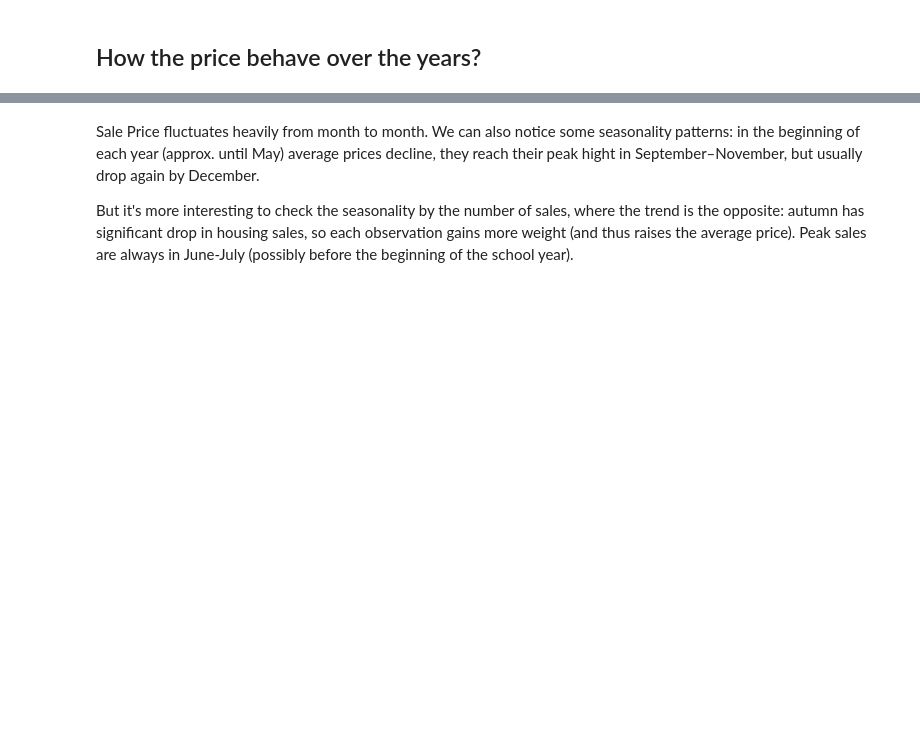
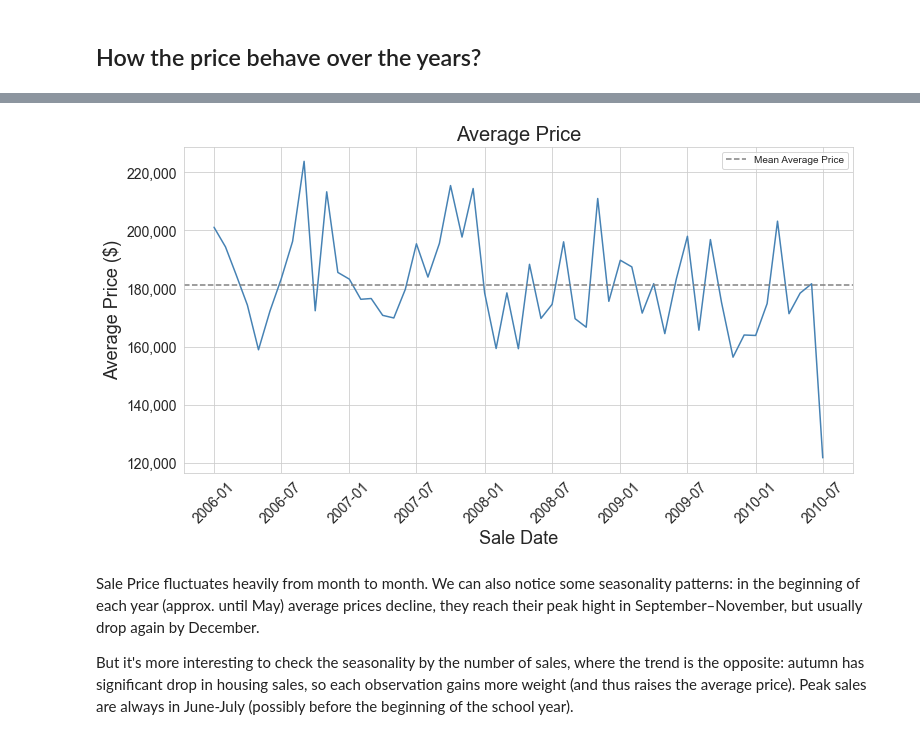
Before and after one commit to anidima/YData_Kaggle_Comp, a Jupyter notebook: lera_EDA.ipynb, the cells around one changed output, grey strips where cells are left out. Saved outputs shown, nothing was run; the diff lists cells and outputs as text; code cells hidden in the pictures; blank space fills up the shorter version.

```diff
--- a/lera_EDA.ipynb
+++ b/lera_EDA.ipynb
@@ -157,3 +152,20 @@ fig.show()
+# %%
+sns.set_style("whitegrid")
+
+plt.figure(figsize=(12, 6))
+sns.lineplot(data=month_price, x=month_price.index, y='AvgPrice', color='steelblue')
+plt.axhline(y=month_price['AvgPrice'].mean(), linestyle='--', color='grey', label='Mean Average Price')
+
+plt.title('Average Price', fontsize=20)
+plt.xlabel('Sale Date', fontsize=18)
+plt.ylabel('Average Price ($)', fontsize=18)
+plt.gca().yaxis.set_major_formatter(ticker.StrMethodFormatter('{x:,.0f}'))
+plt.xticks(fontsize=14, rotation=45)
+plt.yticks(fontsize=14)
+plt.legend()
+plt.show();
+# %% [output]
+[figure, added]
 # %% [markdown]
 Sale Price fluctuates heavily from month to month. We can also notice some seasonality patterns: in the beginning of each year (approx. until May) average prices decline, they reach their peak hight in September–November, but usually drop again by December.
 
```
Also changed, not shown: parts of 39 cells of this notebook.
